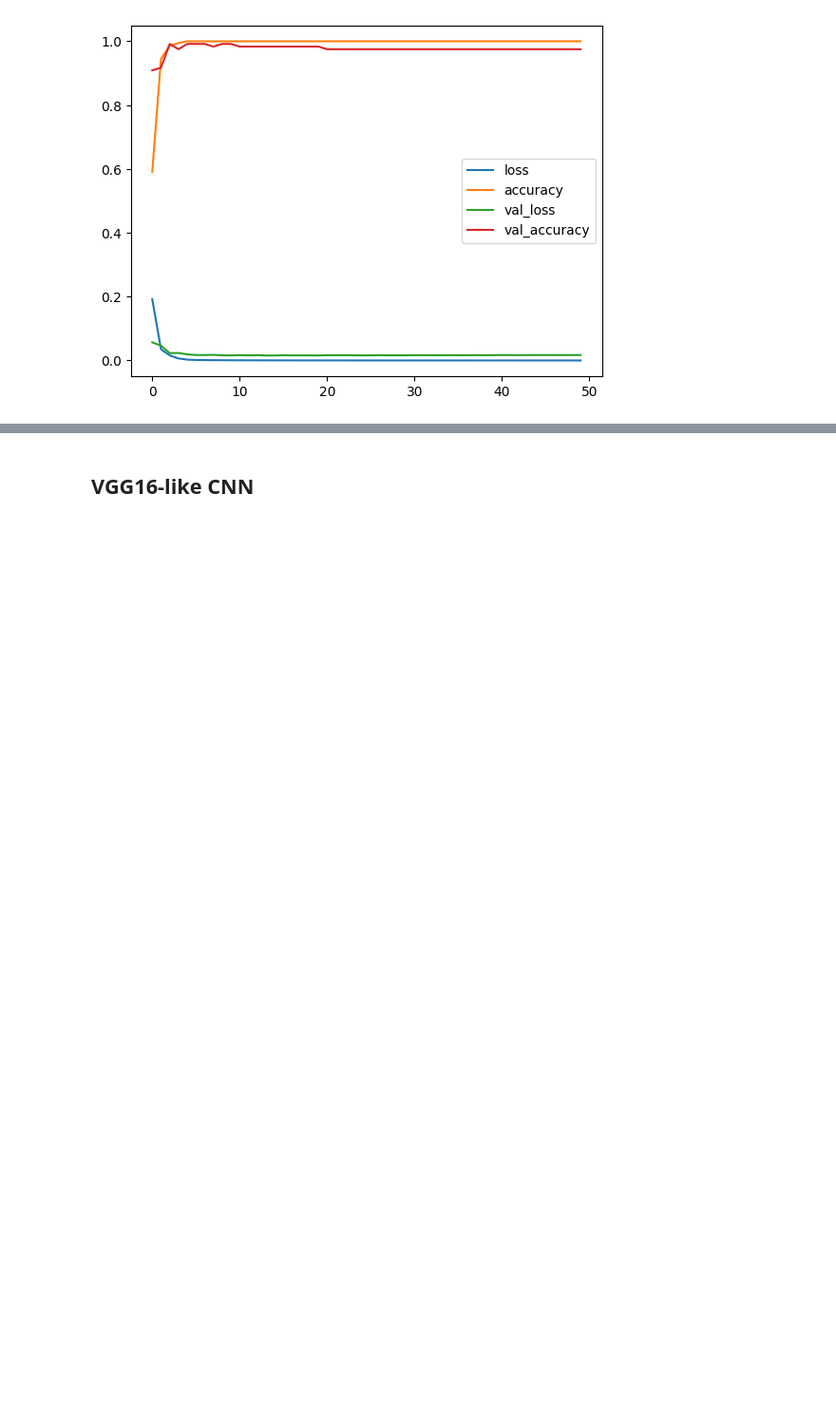
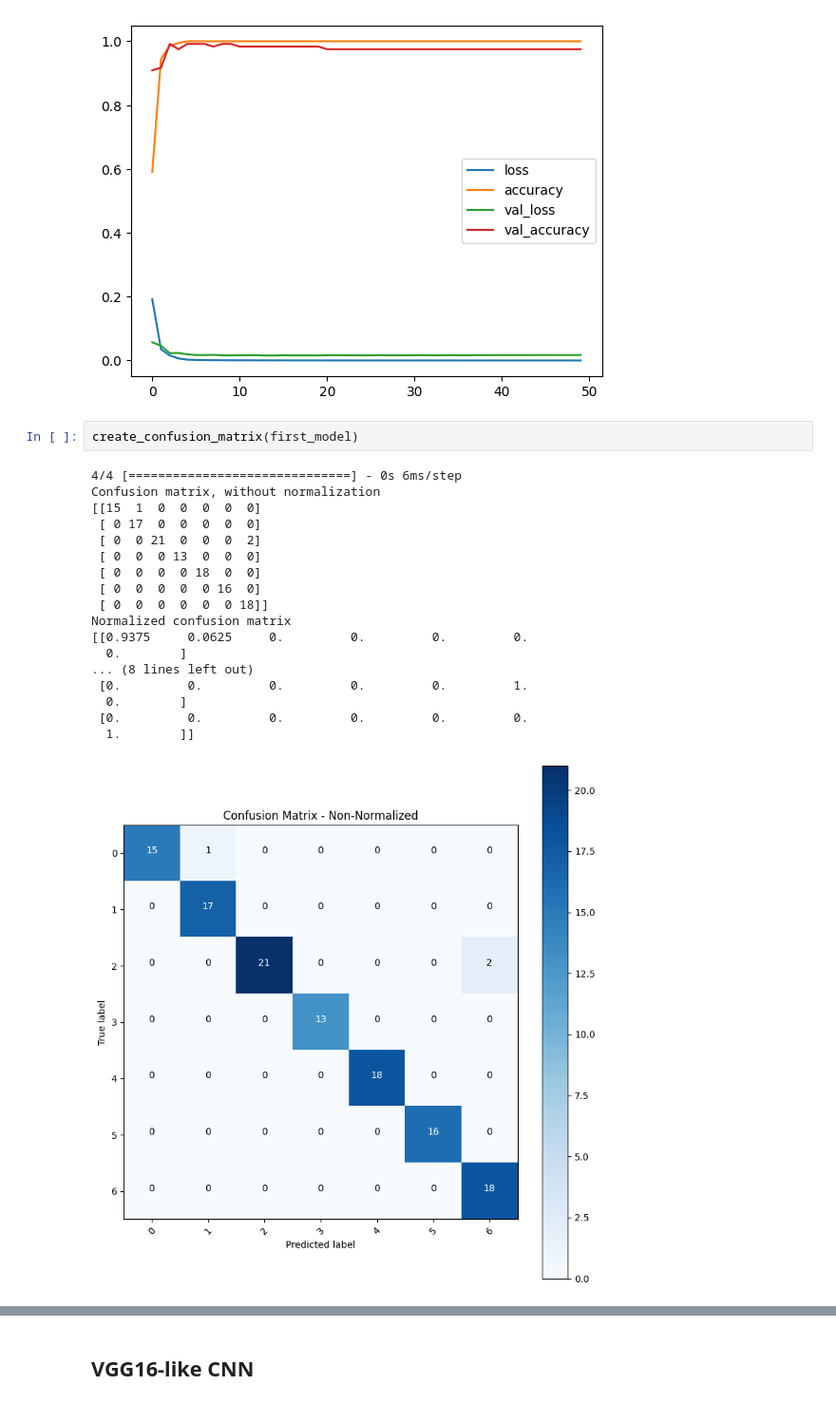
Before and after one commit to sak-90/FallDetection_MajorProject, a Jupyter notebook: FallDetection.ipynb, the cells around one changed output, grey strips where cells are left out. Shown: that part at 95% size. Cells and saved outputs as stored; diff of their text form; blank space fills up the shorter version.

Commit message:
Added confusion matrix

```diff
--- a/FallDetection.ipynb
+++ b/FallDetection.ipynb
@@ -155,3 +211,24 @@ losses.plot()
 [figure]
 [figure]
 [figure]
+# %%
+create_confusion_matrix(first_model)
+# %% [output]
+4/4 [==============================] - 0s 6ms/step
+Confusion matrix, without normalization
+[[15  1  0  0  0  0  0]
+ [ 0 17  0  0  0  0  0]
+ [ 0  0 21  0  0  0  2]
+ [ 0  0  0 13  0  0  0]
+ [ 0  0  0  0 18  0  0]
+ [ 0  0  0  0  0 16  0]
+ [ 0  0  0  0  0  0 18]]
+Normalized confusion matrix
+[[0.9375     0.0625     0.         0.         0.         0.
+  0.        ]
+... (8 lines left out)
+ [0.         0.         0.         0.         0.         1.
+  0.        ]
+ [0.         0.         0.         0.         0.         0.
+  1.        ]]
+[figure, added]
```
Also changed, not shown: parts of 4 cells of this notebook.
